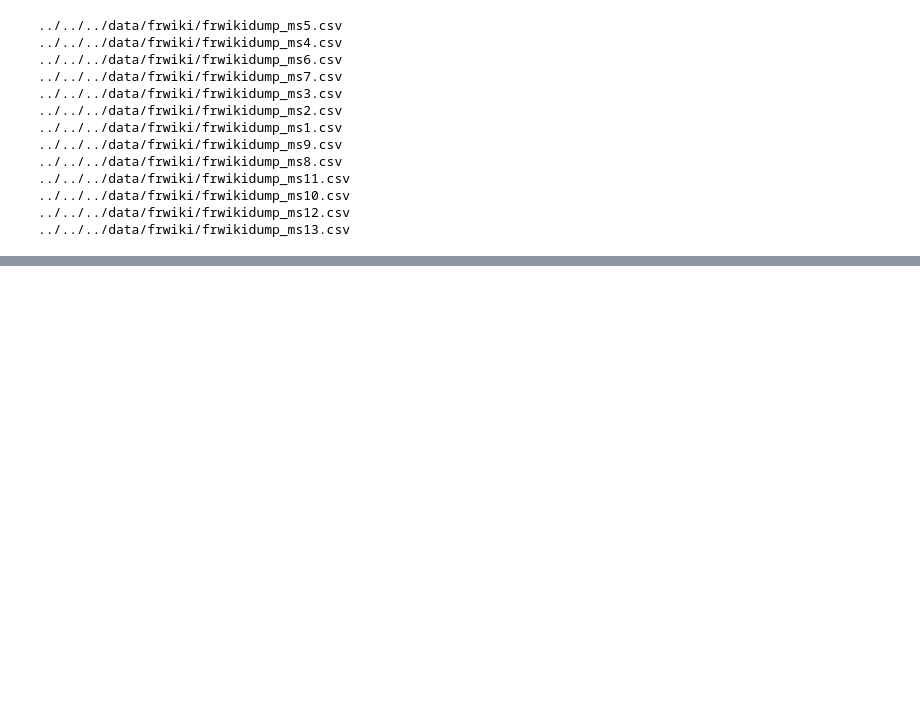
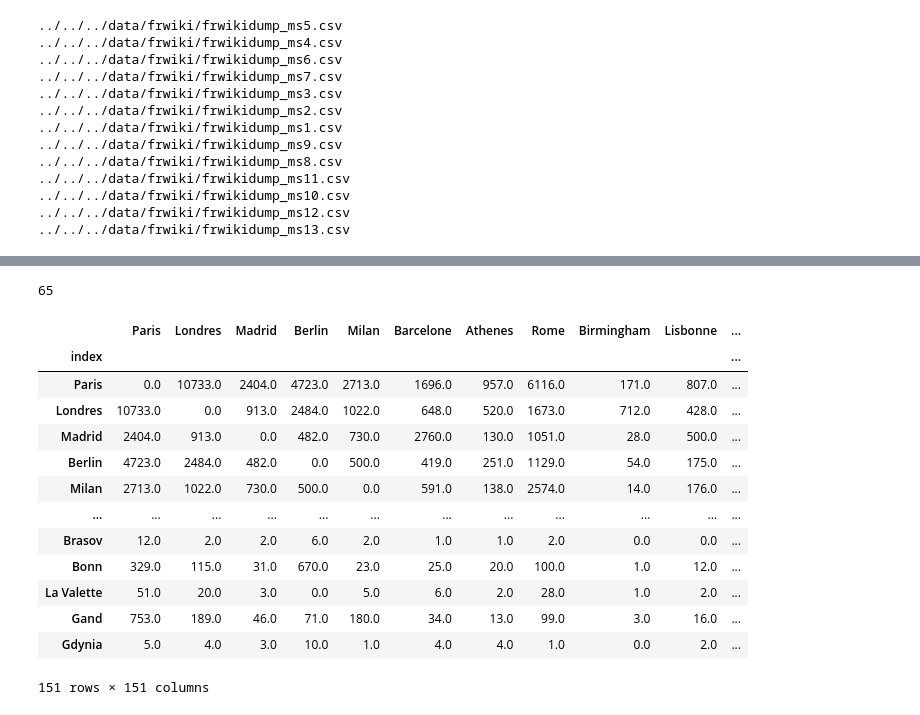
Before and after one commit to seriousdeejay/citynet, a Jupyter notebook: src/analyses/Brecht/matrix_construction.ipynb, the cells around one changed output, grey strips where cells are left out. Saved outputs shown, nothing was run; the diff lists cells and outputs as text; code cells hidden in the pictures; blank space fills up the shorter version.

Commit message:
french matrix

```diff
--- a/src/analyses/Brecht/matrix_construction.ipynb
+++ b/src/analyses/Brecht/matrix_construction.ipynb
@@ -140,0 +86,21 @@ def city_matrix(city_list):
+# %%
+round(3916/60)
+# %% [output]
+65
+# %%
+french_matrix
+# %% [output]
+|  | Paris | Londres | Madrid | Berlin | Milan | Barcelone | Athenes | Rome | Birmingham | Lisbonne | ... |
+| index |  |  |  |  |  |  |  |  |  |  | ... |
+| Paris | 0.0 | 10733.0 | 2404.0 | 4723.0 | 2713.0 | 1696.0 | 957.0 | 6116.0 | 171.0 | 807.0 | ... |
+| Londres | 10733.0 | 0.0 | 913.0 | 2484.0 | 1022.0 | 648.0 | 520.0 | 1673.0 | 712.0 | 428.0 | ... |
+| Madrid | 2404.0 | 913.0 | 0.0 | 482.0 | 730.0 | 2760.0 | 130.0 | 1051.0 | 28.0 | 500.0 | ... |
+| Berlin | 4723.0 | 2484.0 | 482.0 | 0.0 | 500.0 | 419.0 | 251.0 | 1129.0 | 54.0 | 175.0 | ... |
+| Milan | 2713.0 | 1022.0 | 730.0 | 500.0 | 0.0 | 591.0 | 138.0 | 2574.0 | 14.0 | 176.0 | ... |
+| ... | ... | ... | ... | ... | ... | ... | ... | ... | ... | ... | ... |
+| Brasov | 12.0 | 2.0 | 2.0 | 6.0 | 2.0 | 1.0 | 1.0 | 2.0 | 0.0 | 0.0 | ... |
+| Bonn | 329.0 | 115.0 | 31.0 | 670.0 | 23.0 | 25.0 | 20.0 | 100.0 | 1.0 | 12.0 | ... |
+| La Valette | 51.0 | 20.0 | 3.0 | 0.0 | 5.0 | 6.0 | 2.0 | 28.0 | 1.0 | 2.0 | ... |
+| Gand | 753.0 | 189.0 | 46.0 | 71.0 | 180.0 | 34.0 | 13.0 | 99.0 | 3.0 | 16.0 | ... |
+| Gdynia | 5.0 | 4.0 | 3.0 | 10.0 | 1.0 | 4.0 | 4.0 | 1.0 | 0.0 | 2.0 | ... |
+151 rows × 151 columns
```
Also changed, not shown: parts of 22 cells of this notebook, 1 other file.
